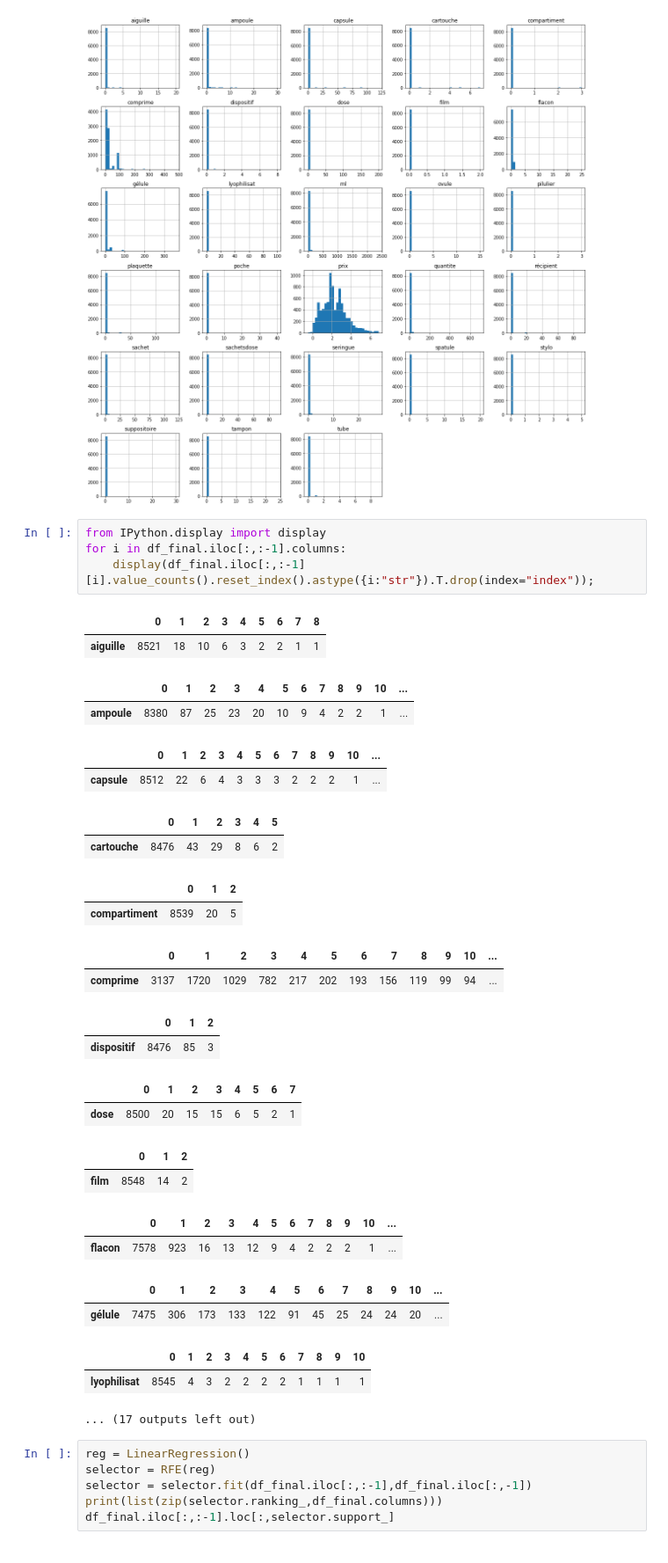
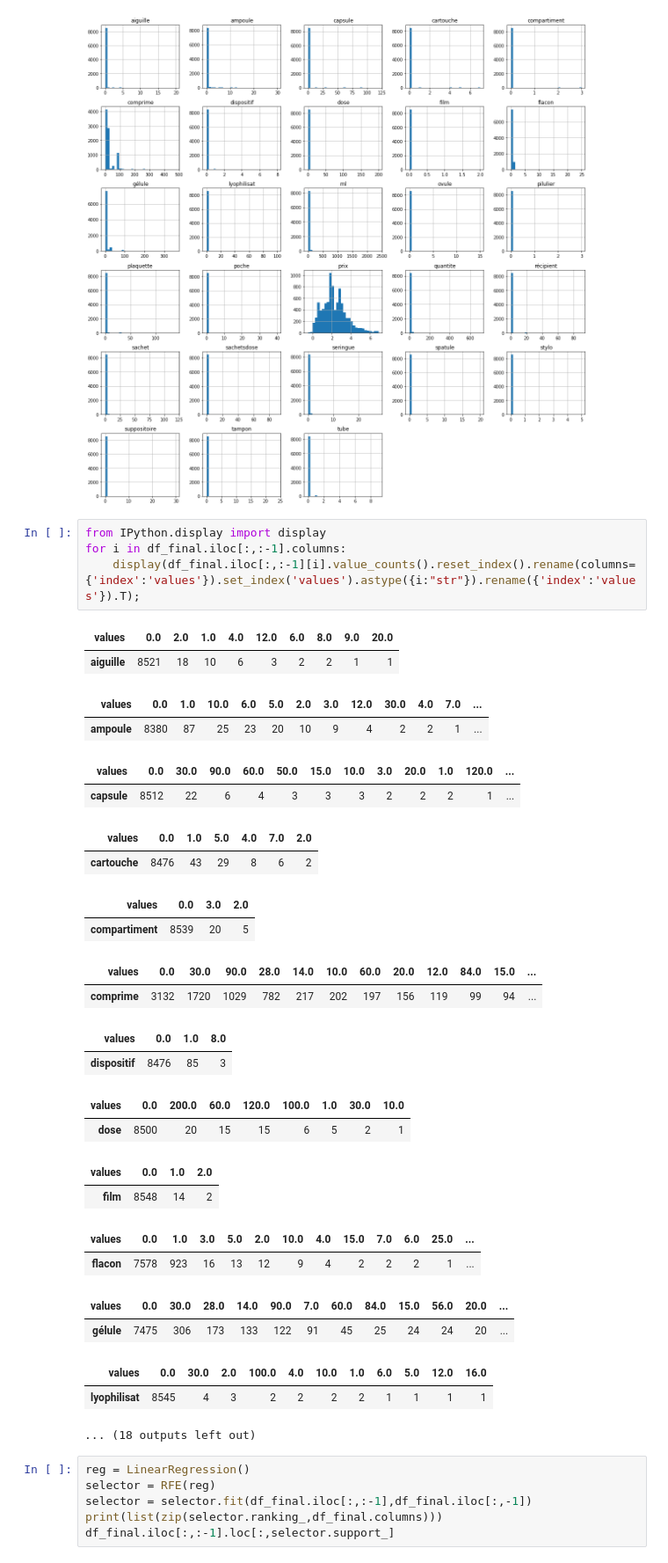
Before and after one commit to databs1/med_price_prediction, a Jupyter notebook: Price_prediction_v1.ipynb, the cells around one changed output. Shown at 88% size. Drawn from its saved outputs; the diff is of its cells as text.

```diff
--- a/Price_prediction_v1.ipynb
+++ b/Price_prediction_v1.ipynb
@@ -337,33 +360,33 @@ df_final.hist(bins=30, figsize=(20, 20));
 # %%
 from IPython.display import display
 for i in df_final.iloc[:,:-1].columns:
-    display(df_final.iloc[:,:-1][i].value_counts().reset_index().astype({i:"str"}).T.drop(index="index"));
+    display(df_final.iloc[:,:-1][i].value_counts().reset_index().rename(columns={'index':'values'}).set_index('values').astype({i:"str"}).rename({'index':'values'}).T);
 # %% [output]
-|  | 0 | 1 | 2 | 3 | 4 | 5 | 6 | 7 | 8 |
+| values | 0.0 | 2.0 | 1.0 | 4.0 | 12.0 | 6.0 | 8.0 | 9.0 | 20.0 |
 | aiguille | 8521 | 18 | 10 | 6 | 3 | 2 | 2 | 1 | 1 |
-|  | 0 | 1 | 2 | 3 | 4 | 5 | 6 | 7 | 8 | 9 | 10 | ... |
+| values | 0.0 | 1.0 | 10.0 | 6.0 | 5.0 | 2.0 | 3.0 | 12.0 | 30.0 | 4.0 | 7.0 | ... |
 | ampoule | 8380 | 87 | 25 | 23 | 20 | 10 | 9 | 4 | 2 | 2 | 1 | ... |
-|  | 0 | 1 | 2 | 3 | 4 | 5 | 6 | 7 | 8 | 9 | 10 | ... |
+| values | 0.0 | 30.0 | 90.0 | 60.0 | 50.0 | 15.0 | 10.0 | 3.0 | 20.0 | 1.0 | 120.0 | ... |
 | capsule | 8512 | 22 | 6 | 4 | 3 | 3 | 3 | 2 | 2 | 2 | 1 | ... |
-|  | 0 | 1 | 2 | 3 | 4 | 5 |
+| values | 0.0 | 1.0 | 5.0 | 4.0 | 7.0 | 2.0 |
 | cartouche | 8476 | 43 | 29 | 8 | 6 | 2 |
-|  | 0 | 1 | 2 |
+| values | 0.0 | 3.0 | 2.0 |
 | compartiment | 8539 | 20 | 5 |
-|  | 0 | 1 | 2 | 3 | 4 | 5 | 6 | 7 | 8 | 9 | 10 | ... |
-| comprime | 3137 | 1720 | 1029 | 782 | 217 | 202 | 193 | 156 | 119 | 99 | 94 | ... |
+| values | 0.0 | 30.0 | 90.0 | 28.0 | 14.0 | 10.0 | 60.0 | 20.0 | 12.0 | 84.0 | 15.0 | ... |
+| comprime | 3132 | 1720 | 1029 | 782 | 217 | 202 | 197 | 156 | 119 | 99 | 94 | ... |
-|  | 0 | 1 | 2 |
+| values | 0.0 | 1.0 | 8.0 |
 | dispositif | 8476 | 85 | 3 |
-|  | 0 | 1 | 2 | 3 | 4 | 5 | 6 | 7 |
+| values | 0.0 | 200.0 | 60.0 | 120.0 | 100.0 | 1.0 | 30.0 | 10.0 |
 | dose | 8500 | 20 | 15 | 15 | 6 | 5 | 2 | 1 |
-|  | 0 | 1 | 2 |
+| values | 0.0 | 1.0 | 2.0 |
 | film | 8548 | 14 | 2 |
-|  | 0 | 1 | 2 | 3 | 4 | 5 | 6 | 7 | 8 | 9 | 10 | ... |
+| values | 0.0 | 1.0 | 3.0 | 5.0 | 2.0 | 10.0 | 4.0 | 15.0 | 7.0 | 6.0 | 25.0 | ... |
 | flacon | 7578 | 923 | 16 | 13 | 12 | 9 | 4 | 2 | 2 | 2 | 1 | ... |
-|  | 0 | 1 | 2 | 3 | 4 | 5 | 6 | 7 | 8 | 9 | 10 | ... |
+| values | 0.0 | 30.0 | 28.0 | 14.0 | 90.0 | 7.0 | 60.0 | 84.0 | 15.0 | 56.0 | 20.0 | ... |
 | gélule | 7475 | 306 | 173 | 133 | 122 | 91 | 45 | 25 | 24 | 24 | 20 | ... |
-|  | 0 | 1 | 2 | 3 | 4 | 5 | 6 | 7 | 8 | 9 | 10 |
+| values | 0.0 | 30.0 | 2.0 | 100.0 | 4.0 | 10.0 | 1.0 | 6.0 | 5.0 | 12.0 | 16.0 |
 | lyophilisat | 8545 | 4 | 3 | 2 | 2 | 2 | 2 | 1 | 1 | 1 | 1 |
-... (17 outputs left out)
+... (18 outputs left out)
 # %%
 reg = LinearRegression()
 selector = RFE(reg)
```
Also changed, not shown: parts of 14 cells of this notebook.
